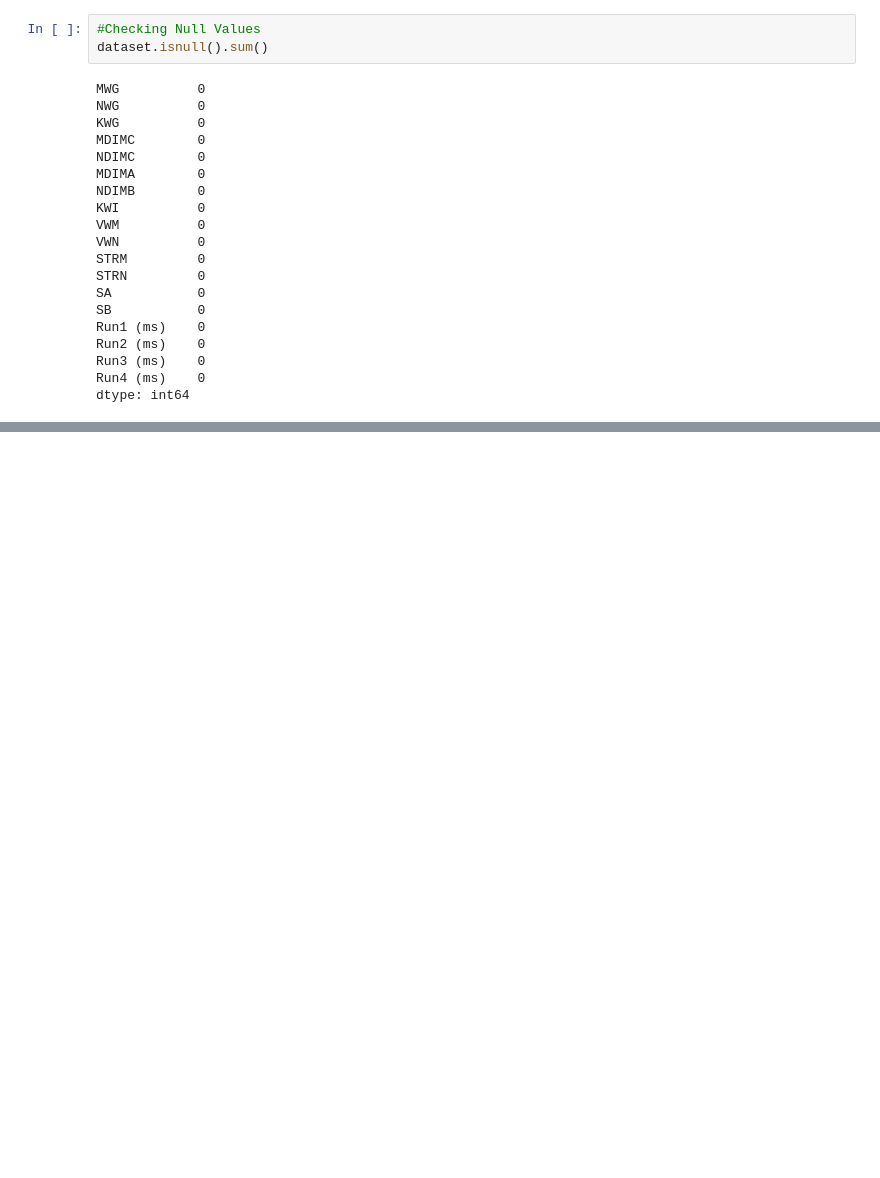
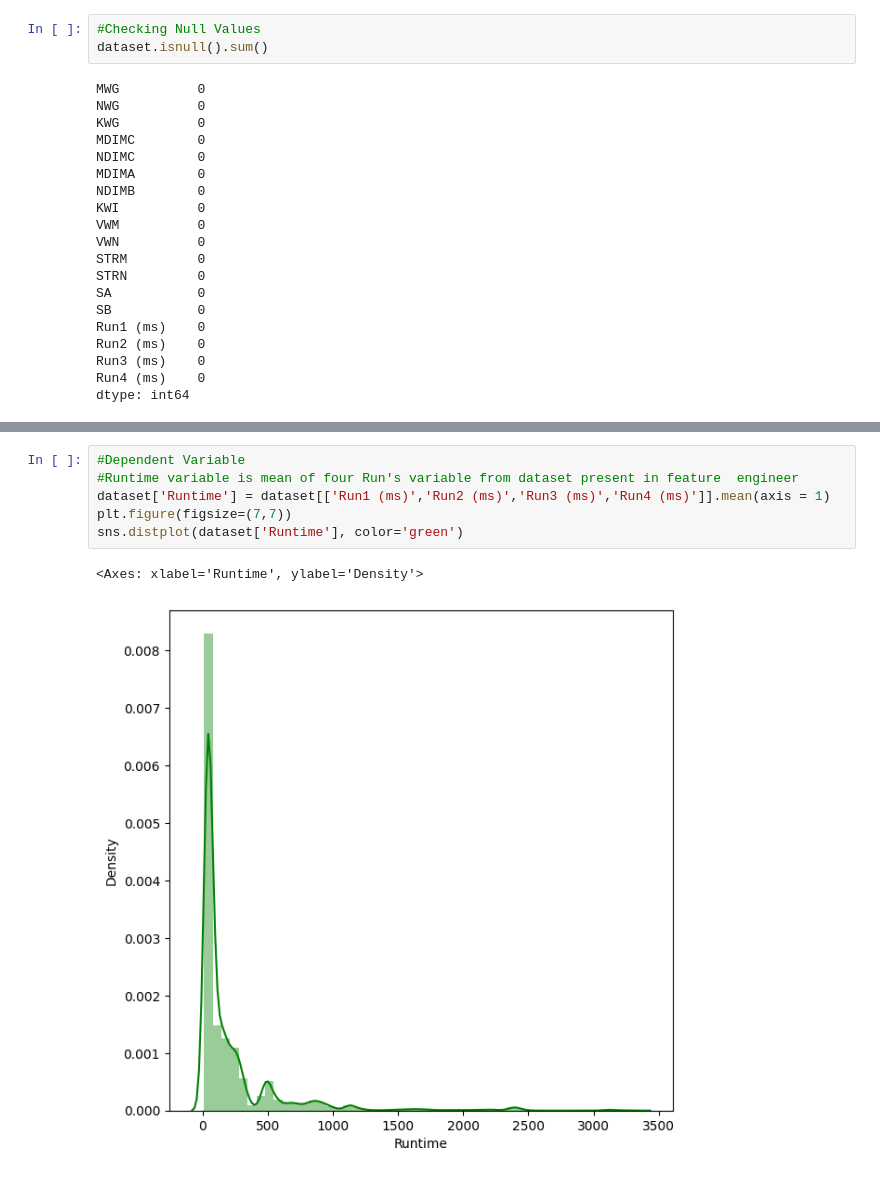
Before and after one commit to Saniyashakur22/Regression-Project, a Jupyter notebook: SGEMM_GPU_Kernel_Performance.ipynb, the cells around one changed output, grey strips where cells are left out. Drawn from its saved outputs; the diff is of its cells as text; blank space fills up the shorter version.

```diff
--- a/SGEMM_GPU_Kernel_Performance.ipynb
+++ b/SGEMM_GPU_Kernel_Performance.ipynb
@@ -190,0 +218,9 @@ dtype: int64
+# %%
+#Dependent Variable
+#Runtime variable is mean of four Run's variable from dataset present in feature  engineer
+dataset['Runtime'] = dataset[['Run1 (ms)','Run2 (ms)','Run3 (ms)','Run4 (ms)']].mean(axis = 1)
+plt.figure(figsize=(7,7))
+sns.distplot(dataset['Runtime'], color='green')
+# %% [output]
+<Axes: xlabel='Runtime', ylabel='Density'>
+[figure, added]
```
Also changed, not shown: parts of 8 cells of this notebook.
